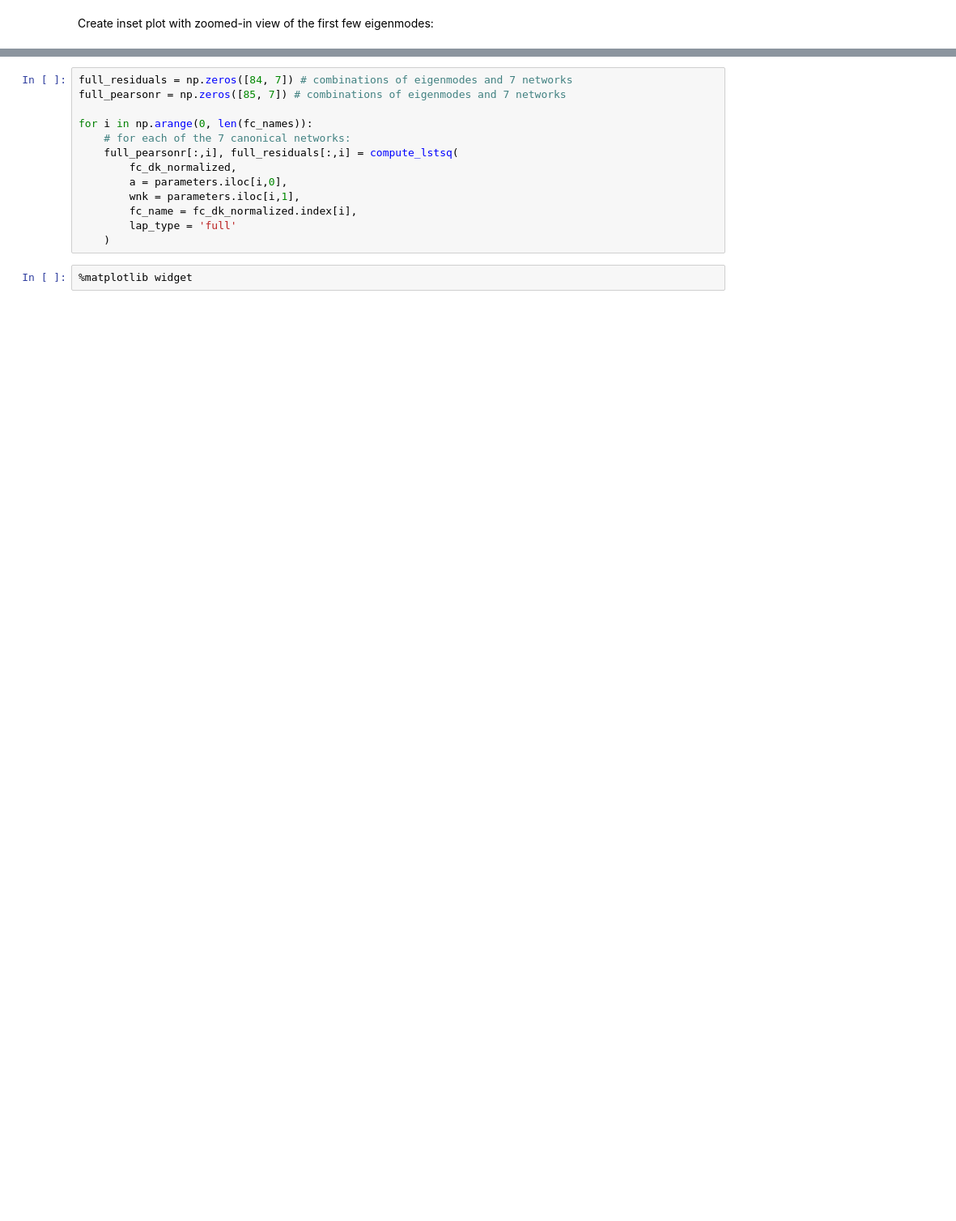
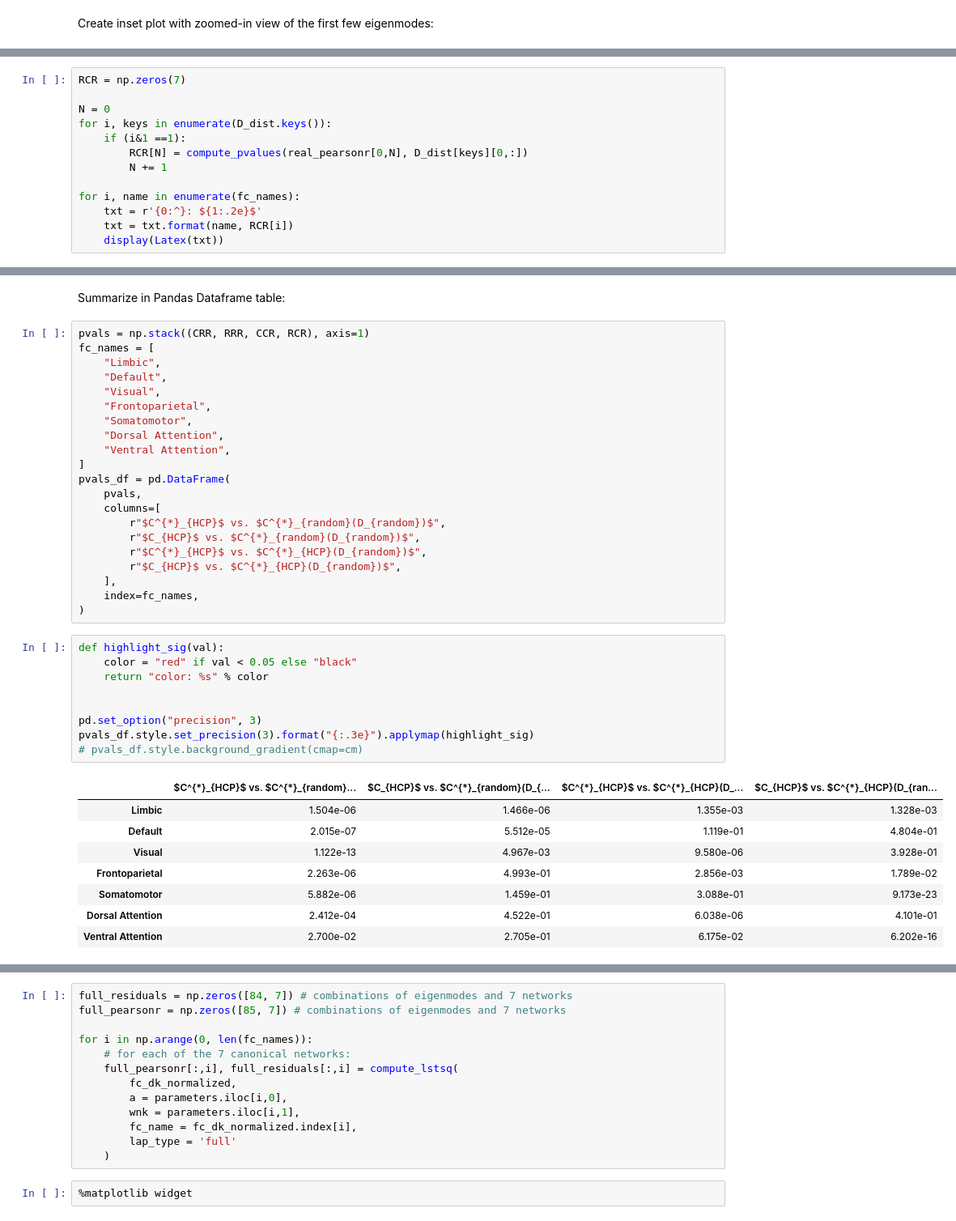
Before and after one commit to axiezai/complex_laplacian, a Jupyter notebook: notebooks/SpatialPearsonR.ipynb, the cells around one changed output, grey strips where cells are left out. Shown at 81% size. Drawn from its saved outputs; the diff is of its cells as text; blank space fills up the shorter version.

```diff
--- a/notebooks/SpatialPearsonR.ipynb
+++ b/notebooks/SpatialPearsonR.ipynb
@@ -860,0 +1118,13 @@ with plt.style.context('seaborn-paper'):
+# %%
+RCR = np.zeros(7)
+
+N = 0
+for i, keys in enumerate(D_dist.keys()):
+    if (i&1 ==1):
+        RCR[N] = compute_pvalues(real_pearsonr[0,N], D_dist[keys][0,:])
+        N += 1
+
+for i, name in enumerate(fc_names):
+    txt = r'{0:^}: ${1:.2e}$'
+    txt = txt.format(name, RCR[i])
+    display(Latex(txt))
@@ -861 +1141,42 @@ with plt.style.context('seaborn-paper'):
+# %% [markdown]
+Summarize in Pandas Dataframe table:
+# %%
+pvals = np.stack((CRR, RRR, CCR, RCR), axis=1)
+fc_names = [
+    "Limbic",
+    "Default",
+    "Visual",
+    "Frontoparietal",
+    "Somatomotor",
+    "Dorsal Attention",
+    "Ventral Attention",
+]
+pvals_df = pd.DataFrame(
+    pvals,
+    columns=[
+        r"$C^{*}_{HCP}$ vs. $C^{*}_{random}(D_{random})$",
+        r"$C_{HCP}$ vs. $C^{*}_{random}(D_{random})$",
+        r"$C^{*}_{HCP}$ vs. $C^{*}_{HCP}(D_{random})$",
+        r"$C_{HCP}$ vs. $C^{*}_{HCP}(D_{random})$",
+    ],
+    index=fc_names,
+)
+# %%
+def highlight_sig(val):
+    color = "red" if val < 0.05 else "black"
+    return "color: %s" % color
+
+
+pd.set_option("precision", 3)
+pvals_df.style.set_precision(3).format("{:.3e}").applymap(highlight_sig)
+# pvals_df.style.background_gradient(cmap=cm)
+# %% [output]
+|  | $C^{*}_{HCP}$ vs. $C^{*}_{random}... | $C_{HCP}$ vs. $C^{*}_{random}(D_{... | $C^{*}_{HCP}$ vs. $C^{*}_{HCP}(D_... | $C_{HCP}$ vs. $C^{*}_{HCP}(D_{ran... |
+| Limbic | 1.504e-06 | 1.466e-06 | 1.355e-03 | 1.328e-03 |
+| Default | 2.015e-07 | 5.512e-05 | 1.119e-01 | 4.804e-01 |
+| Visual | 1.122e-13 | 4.967e-03 | 9.580e-06 | 3.928e-01 |
+| Frontoparietal | 2.263e-06 | 4.993e-01 | 2.856e-03 | 1.789e-02 |
+| Somatomotor | 5.882e-06 | 1.459e-01 | 3.088e-01 | 9.173e-23 |
+| Dorsal Attention | 2.412e-04 | 4.522e-01 | 6.038e-06 | 4.101e-01 |
+| Ventral Attention | 2.700e-02 | 2.705e-01 | 6.175e-02 | 6.202e-16 |
 # %% [markdown]
```
Also changed, not shown: parts of 30 cells of this notebook.
